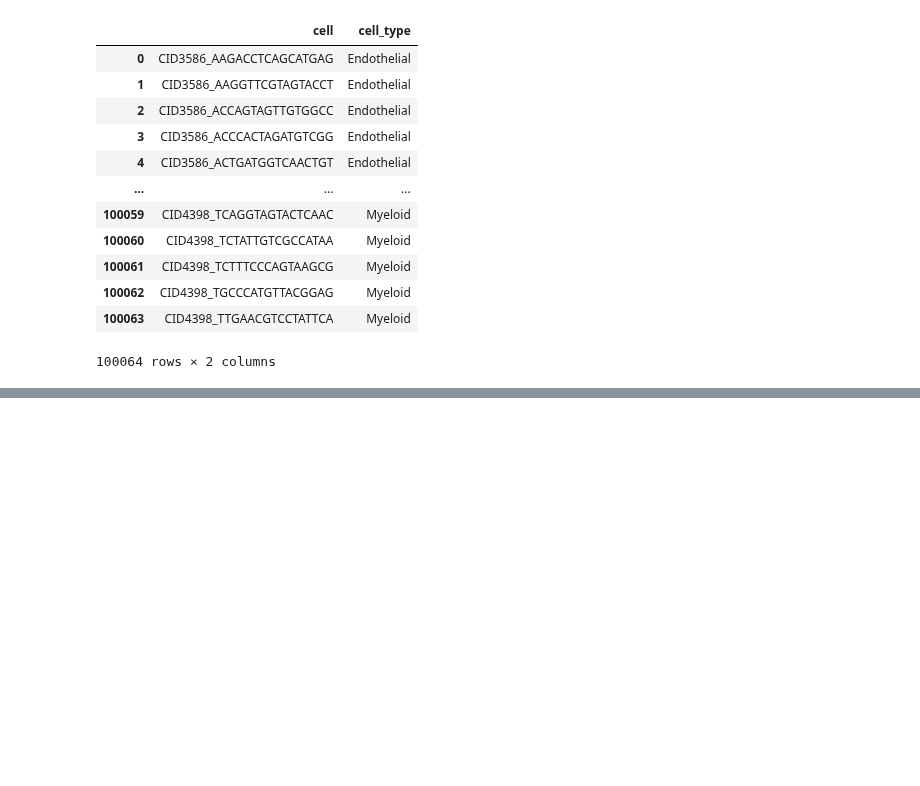
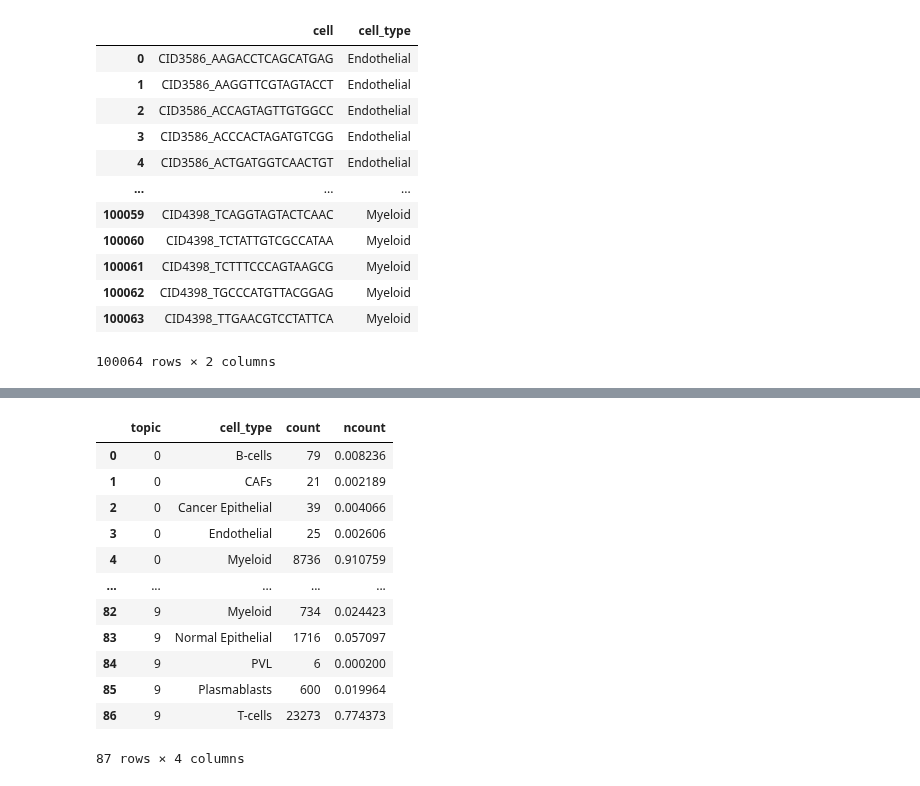
Before and after one commit to causalpathlab/asapp, a Jupyter notebook: asapp/Fig_1a_hbcc_data.ipynb, the cells around one changed output, grey strips where cells are left out. Drawn from its saved outputs; the diff is of its cells as text; code cells hidden in the pictures; blank space fills up the shorter version.

```diff
--- a/asapp/Fig_1a_hbcc_data.ipynb
+++ b/asapp/Fig_1a_hbcc_data.ipynb
@@ -210,0 +223,45 @@ Text(33.0, 0.5, 'bulk')
+# %%
+df_grp = df_umap.groupby(['topic_sc','cell_type'])['cell_type'].size().rename('count').reset_index()
+celltype_sum = dict(df_grp.groupby('topic_sc')['count'].sum())
+df_grp['ncount'] = [x/celltype_sum[y] for x,y in zip(df_grp['count'],df_grp['topic_sc'])]
+df_grp = df_grp.rename(columns={'topic_sc':'topic'})
+df_grp['topic'] =  df_grp['topic'].astype(int)
+df_grp.to_csv(fn+'_r1_topic_sc_ct_dist.csv.gz',index=False, compression='gzip')
+
+df_grp = df_umap.groupby(['topic_bulk','cell_type'])['cell_type'].size().rename('count').reset_index()
+celltype_sum = dict(df_grp.groupby('topic_bulk')['count'].sum())
+df_grp['ncount'] = [x/celltype_sum[y] for x,y in zip(df_grp['count'],df_grp['topic_bulk'])]
+df_grp = df_grp.rename(columns={'topic_bulk':'topic'})
+df_grp['topic'] =  df_grp['topic'].astype(int)
+
+bulk_to_sc={
+0:4,
+1:2,
+2:8,
+3:3,
+4:7,
+5:6,
+6:0,
+7:9,
+8:1,
+9:5
+}
+
+df_grp['topic'] = [bulk_to_sc[x] for x in df_grp['topic']]
+df_grp.to_csv(fn+'_r1_topic_bulk_ct_dist.csv.gz',index=False, compression='gzip')
+# %%
+df_grp
+# %% [output]
+|  | topic | cell_type | count | ncount |
+| 0 | 0 | B-cells | 79 | 0.008236 |
+| 1 | 0 | CAFs | 21 | 0.002189 |
+| 2 | 0 | Cancer Epithelial | 39 | 0.004066 |
+| 3 | 0 | Endothelial | 25 | 0.002606 |
+| 4 | 0 | Myeloid | 8736 | 0.910759 |
+| ... | ... | ... | ... | ... |
+| 82 | 9 | Myeloid | 734 | 0.024423 |
+| 83 | 9 | Normal Epithelial | 1716 | 0.057097 |
+| 84 | 9 | PVL | 6 | 0.000200 |
+| 85 | 9 | Plasmablasts | 600 | 0.019964 |
+| 86 | 9 | T-cells | 23273 | 0.774373 |
+87 rows × 4 columns
```
Also changed, not shown: parts of 14 cells of this notebook, 15 other files.
